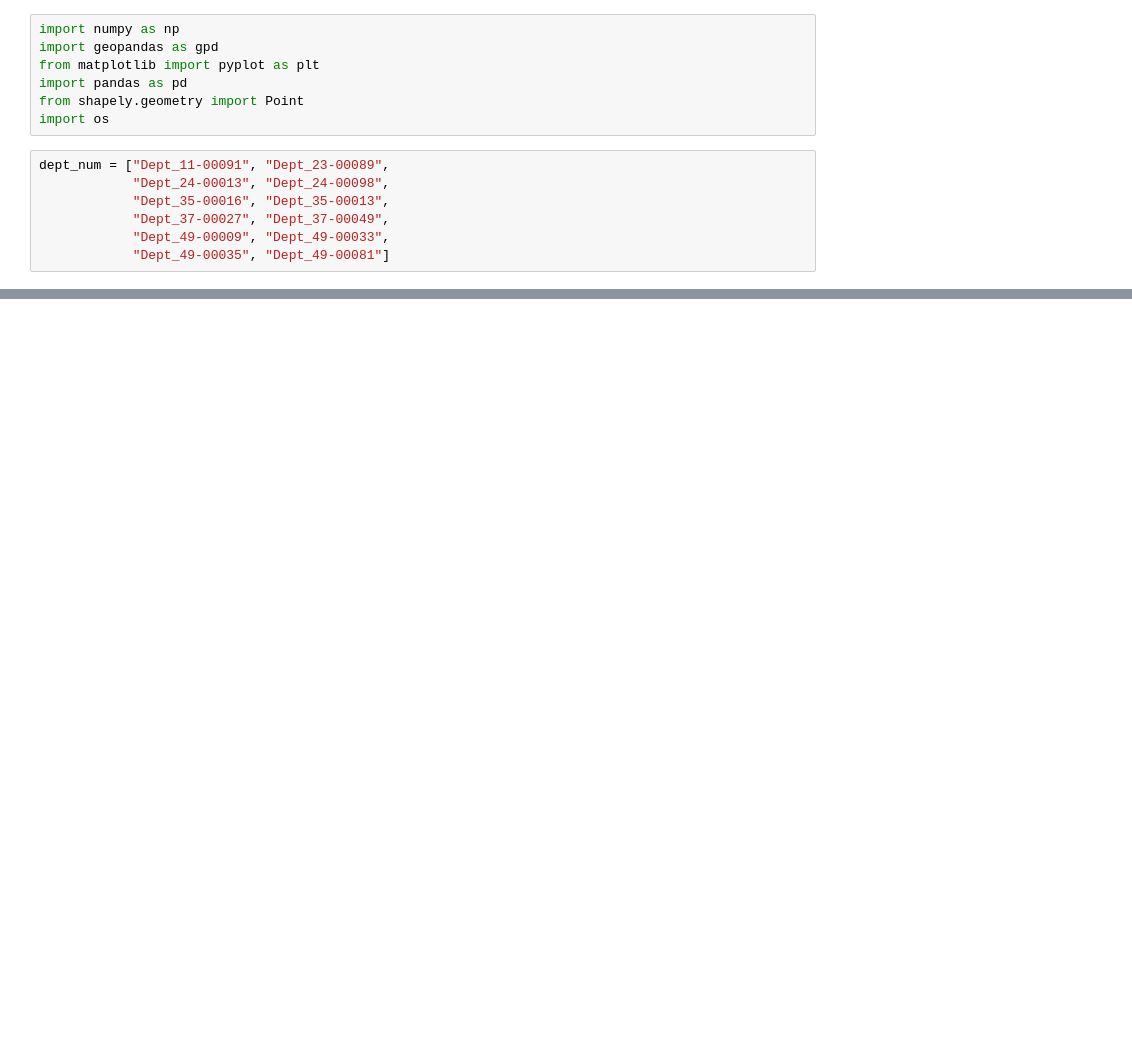
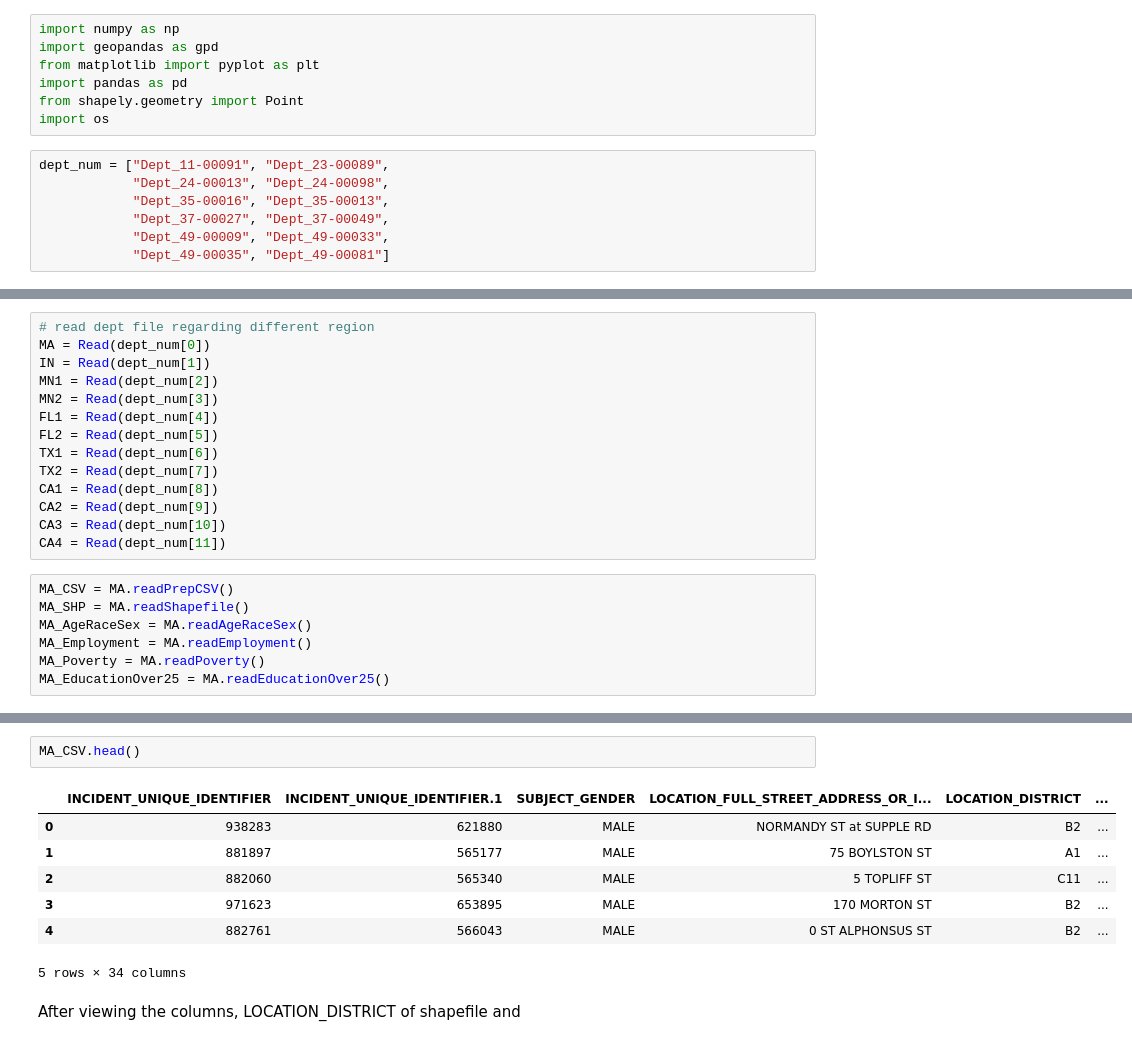
Before and after one commit to ConnorCheng2/Data-Science-for-Good, a Jupyter notebook: ReadData.ipynb, the cells around one changed output, grey strips where cells are left out. Cells and saved outputs as stored; diff of their text form; blank space fills up the shorter version.

```diff
--- a/ReadData.ipynb
+++ b/ReadData.ipynb
@@ -56,0 +125,21 @@ AttributeError: 'function' object has no attribute 'head'
+# %%
+# read dept file regarding different region
+MA = Read(dept_num[0])
+IN = Read(dept_num[1])
+MN1 = Read(dept_num[2])
+MN2 = Read(dept_num[3])
+FL1 = Read(dept_num[4])
+FL2 = Read(dept_num[5])
+TX1 = Read(dept_num[6])
+TX2 = Read(dept_num[7])
+CA1 = Read(dept_num[8])
+CA2 = Read(dept_num[9])
+CA3 = Read(dept_num[10])
+CA4 = Read(dept_num[11])
+# %%
+MA_CSV = MA.readPrepCSV()
+MA_SHP = MA.readShapefile()
+MA_AgeRaceSex = MA.readAgeRaceSex()
+MA_Employment = MA.readEmployment()
+MA_Poverty = MA.readPoverty()
+MA_EducationOver25 = MA.readEducationOver25()
@@ -56,0 +151,12 @@ AttributeError: 'function' object has no attribute 'head'
+# %%
+MA_CSV.head()
+# %% [output]
+|  | INCIDENT_UNIQUE_IDENTIFIER | INCIDENT_UNIQUE_IDENTIFIER.1 | SUBJECT_GENDER | LOCATION_FULL_STREET_ADDRESS_OR_I... | LOCATION_DISTRICT | ... |
+| 0 | 938283 | 621880 | MALE | NORMANDY ST at SUPPLE RD | B2 | ... |
+| 1 | 881897 | 565177 | MALE | 75 BOYLSTON ST | A1 | ... |
+| 2 | 882060 | 565340 | MALE | 5 TOPLIFF ST | C11 | ... |
+| 3 | 971623 | 653895 | MALE | 170 MORTON ST | B2 | ... |
+| 4 | 882761 | 566043 | MALE | 0 ST ALPHONSUS ST | B2 | ... |
+5 rows × 34 columns
+# %% [markdown]
+After viewing the columns, LOCATION_DISTRICT of shapefile and
```
Also changed, not shown: parts of 6 cells of this notebook, 3 other files.
